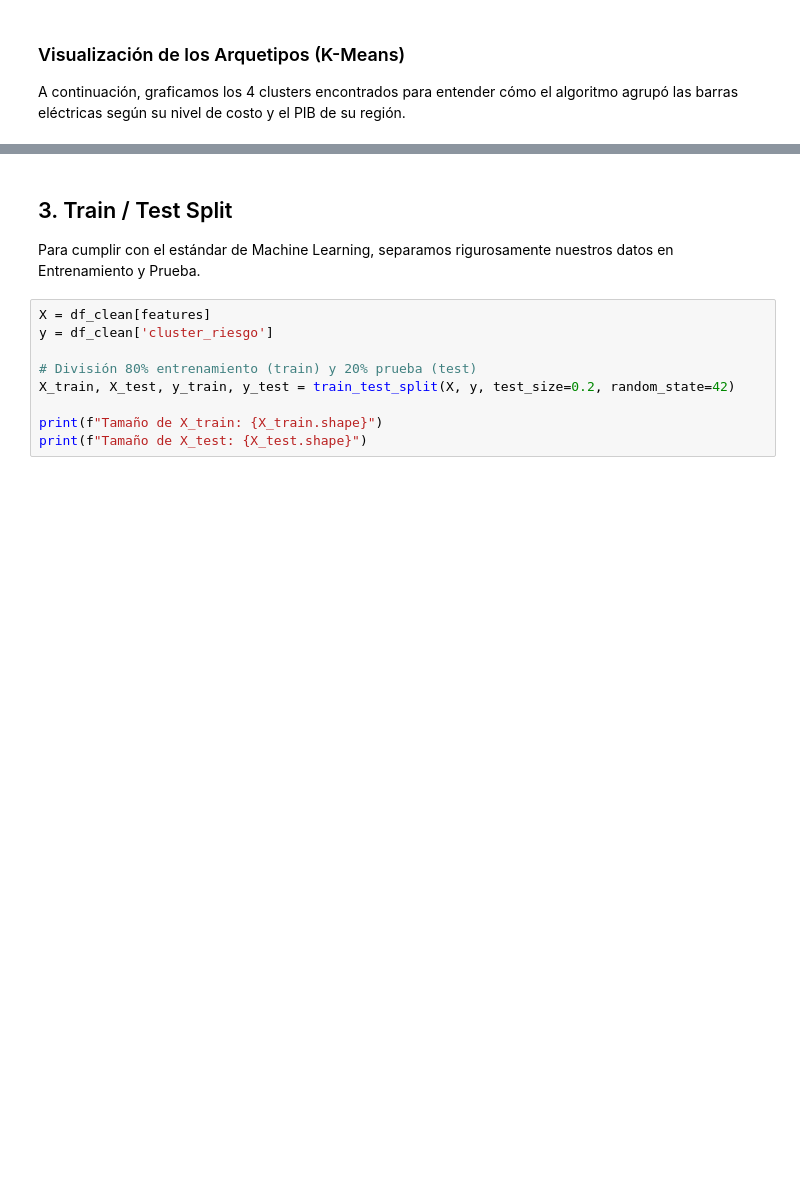
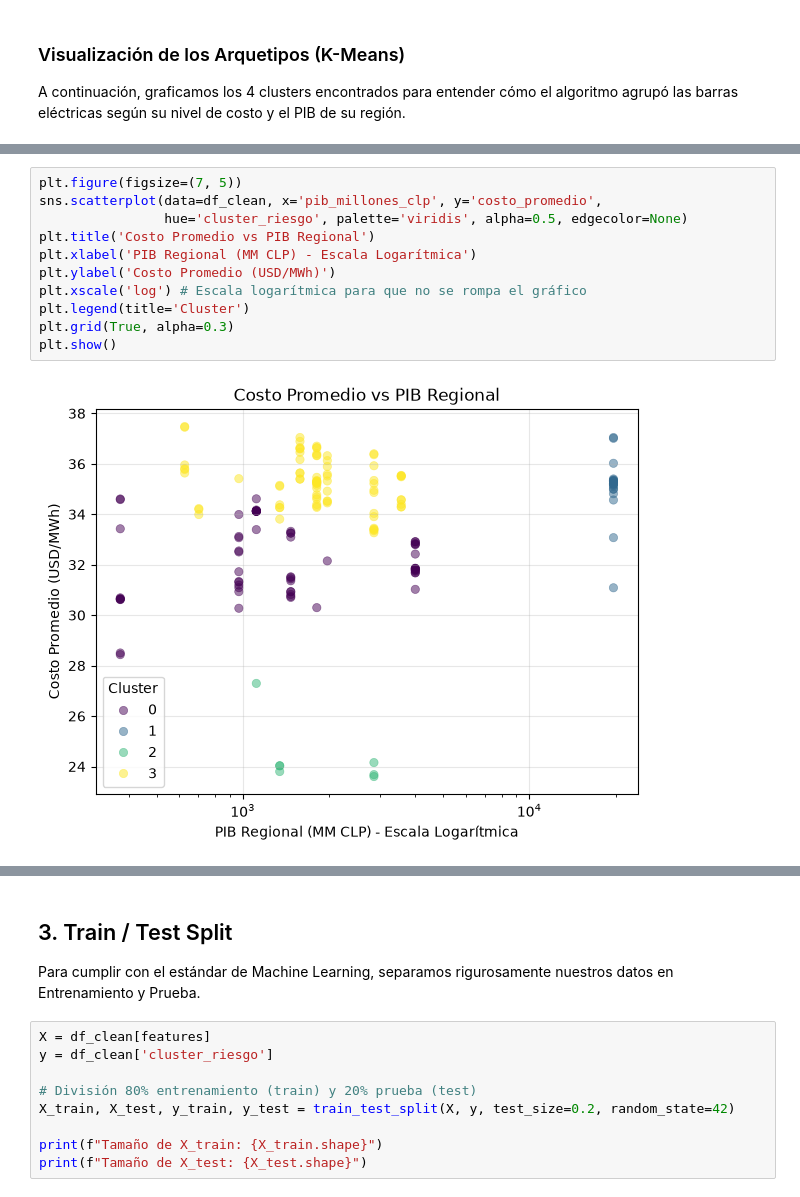
Before and after one commit to carlos31255/ET_ciencia_datos, a Jupyter notebook: models/02_modelo_riesgo.ipynb, the cells around one changed output, grey strips where cells are left out. Drawn from its saved outputs; the diff is of its cells as text; blank space fills up the shorter version.

```diff
--- a/models/02_modelo_riesgo.ipynb
+++ b/models/02_modelo_riesgo.ipynb
@@ -117,0 +132,13 @@ plt.show()
+# %%
+plt.figure(figsize=(7, 5))
+sns.scatterplot(data=df_clean, x='pib_millones_clp', y='costo_promedio',
+                hue='cluster_riesgo', palette='viridis', alpha=0.5, edgecolor=None)
+plt.title('Costo Promedio vs PIB Regional')
+plt.xlabel('PIB Regional (MM CLP) - Escala Logarítmica')
+plt.ylabel('Costo Promedio (USD/MWh)')
+plt.xscale('log') # Escala logarítmica para que no se rompa el gráfico
+plt.legend(title='Cluster')
+plt.grid(True, alpha=0.3)
+plt.show()
+# %% [output]
+[figure, added]
```
Also changed, not shown: parts of 11 cells of this notebook, 3 other files.
